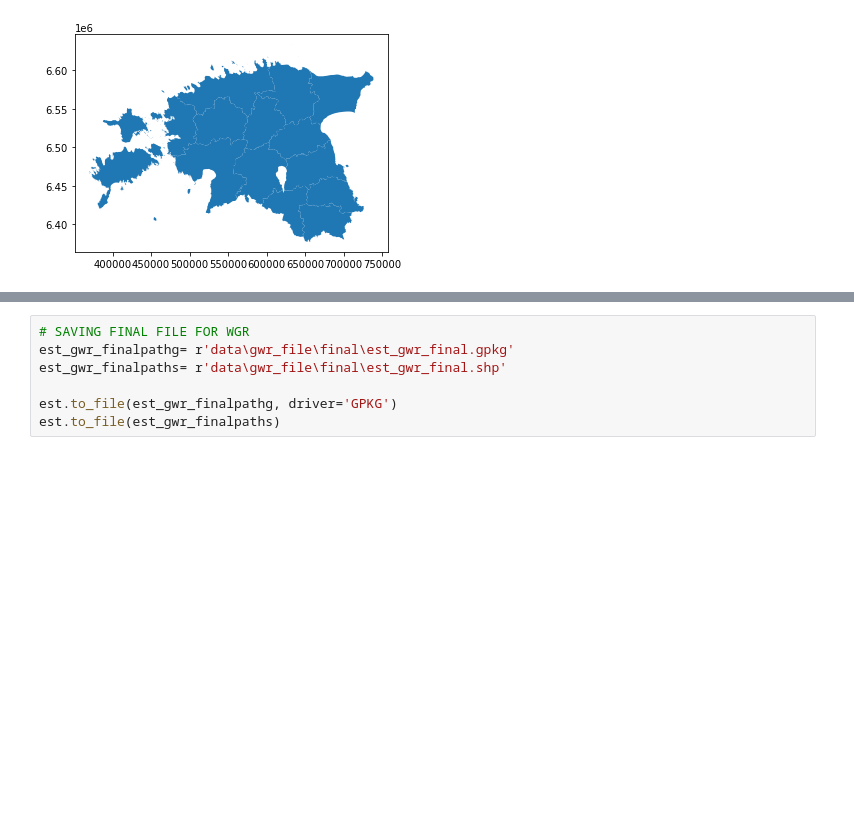
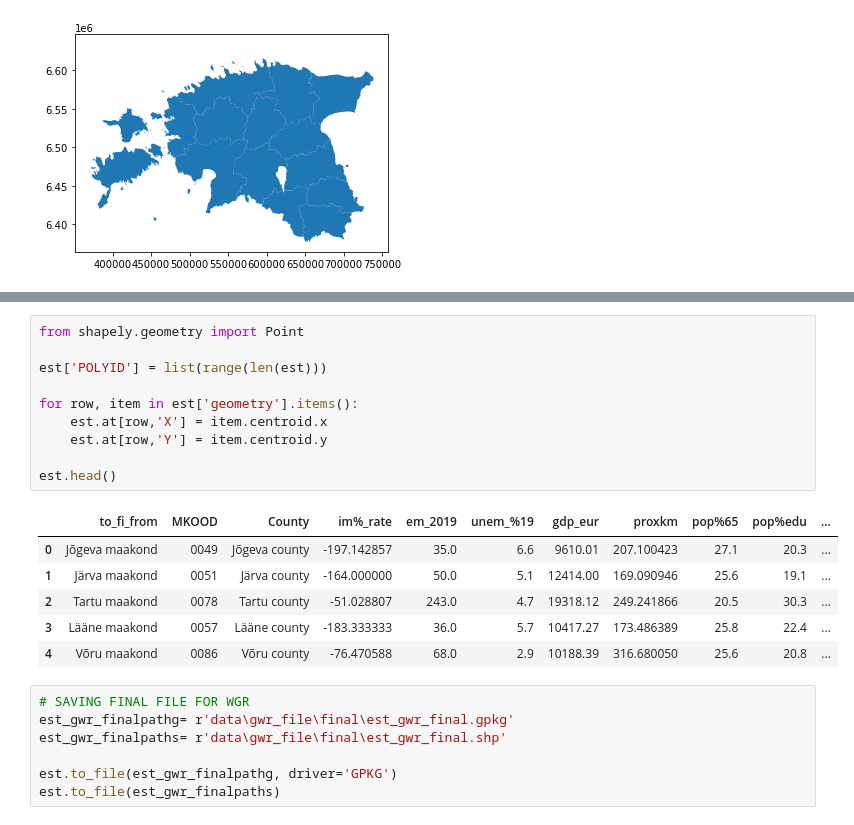
Before and after one commit to bryanvallejo16/mobility_estonia_to_finland, a Jupyter notebook: 4_Aggregation_independent_variables_Estonia.ipynb, the cells around one changed output, grey strips where cells are left out. Saved outputs shown, nothing was run; the diff lists cells and outputs as text; blank space fills up the shorter version.

```diff
--- a/4_Aggregation_independent_variables_Estonia.ipynb
+++ b/4_Aggregation_independent_variables_Estonia.ipynb
@@ -114,3 +116,20 @@ est.head()
+# %%
+from shapely.geometry import Point
+
+est['POLYID'] = list(range(len(est)))
+
+for row, item in est['geometry'].items():
+    est.at[row,'X'] = item.centroid.x
+    est.at[row,'Y'] = item.centroid.y
+
+est.head()
+# %% [output]
+|  | to_fi_from | MKOOD | County | im%_rate | em_2019 | unem_%19 | gdp_eur | proxkm | pop%65 | pop%edu | ... |
+| 0 | Jõgeva maakond | 0049 | Jõgeva county | -197.142857 | 35.0 | 6.6 | 9610.01 | 207.100423 | 27.1 | 20.3 | ... |
+| 1 | Järva maakond | 0051 | Järva county | -164.000000 | 50.0 | 5.1 | 12414.00 | 169.090946 | 25.6 | 19.1 | ... |
+| 2 | Tartu maakond | 0078 | Tartu county | -51.028807 | 243.0 | 4.7 | 19318.12 | 249.241866 | 20.5 | 30.3 | ... |
+| 3 | Lääne maakond | 0057 | Lääne county | -183.333333 | 36.0 | 5.7 | 10417.27 | 173.486389 | 25.8 | 22.4 | ... |
+| 4 | Võru maakond | 0086 | Võru county | -76.470588 | 68.0 | 2.9 | 10188.39 | 316.680050 | 25.6 | 20.8 | ... |
 # %%
 # SAVING FINAL FILE FOR WGR
 est_gwr_finalpathg= r'data\gwr_file\final\est_gwr_final.gpkg'
```
Also changed, not shown: parts of 2 cells of this notebook, 2 other files.
